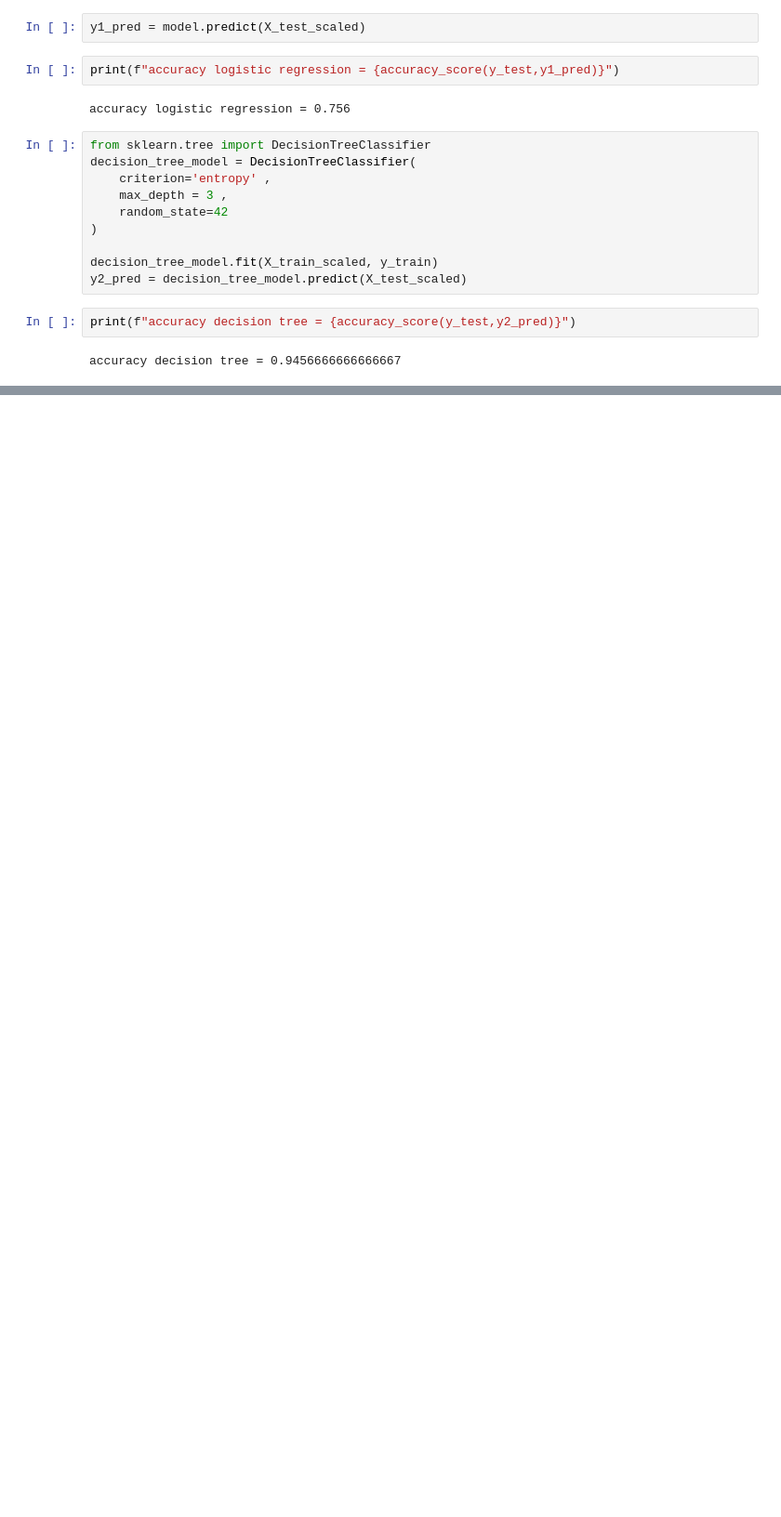
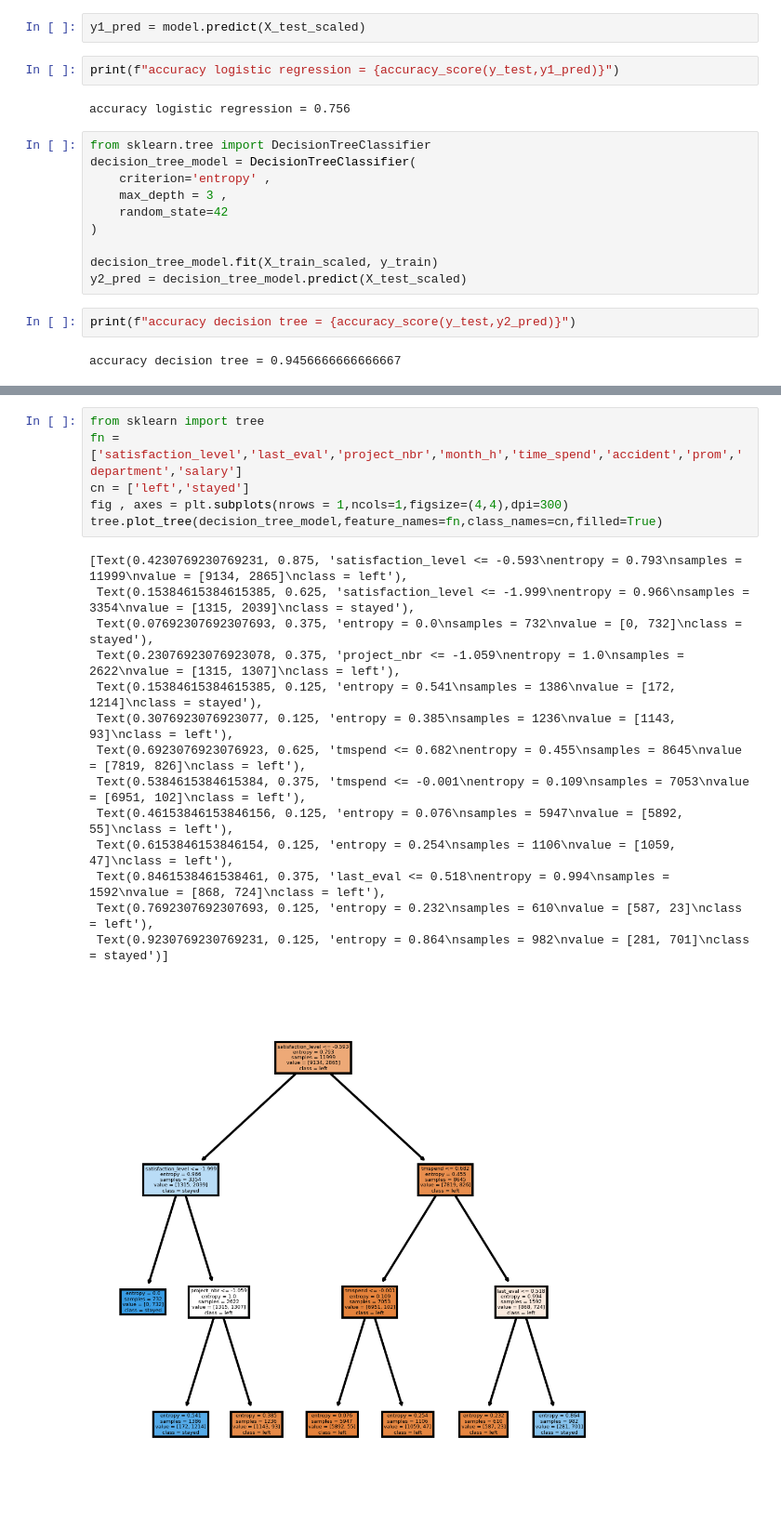
Before and after one commit to johnatanAvotsoa/TalentFlow-Predictive-Attrition, a Jupyter notebook: notebooks/hr_employee.ipynb, the cells around one changed output, grey strips where cells are left out. Shown at 93% size. Saved outputs shown, nothing was run; the diff lists cells and outputs as text; blank space fills up the shorter version.

Commit message:
tree plotted

```diff
--- a/notebooks/hr_employee.ipynb
+++ b/notebooks/hr_employee.ipynb
@@ -140,0 +188,21 @@ accuracy decision tree = 0.9456666666666667
+# %%
+from sklearn import tree
+fn = ['satisfaction_level','last_eval','project_nbr','month_h','time_spend','accident','prom','department','salary']
+cn = ['left','stayed']
+fig , axes = plt.subplots(nrows = 1,ncols=1,figsize=(4,4),dpi=300)
+tree.plot_tree(decision_tree_model,feature_names=fn,class_names=cn,filled=True)
+# %% [output]
+[Text(0.4230769230769231, 0.875, 'satisfaction_level <= -0.593\nentropy = 0.793\nsamples = 11999\nvalue = [9134, 2865]\nclass = left'),
+ Text(0.15384615384615385, 0.625, 'satisfaction_level <= -1.999\nentropy = 0.966\nsamples = 3354\nvalue = [1315, 2039]\nclass = stayed'),
+ Text(0.07692307692307693, 0.375, 'entropy = 0.0\nsamples = 732\nvalue = [0, 732]\nclass = stayed'),
+ Text(0.23076923076923078, 0.375, 'project_nbr <= -1.059\nentropy = 1.0\nsamples = 2622\nvalue = [1315, 1307]\nclass = left'),
+ Text(0.15384615384615385, 0.125, 'entropy = 0.541\nsamples = 1386\nvalue = [172, 1214]\nclass = stayed'),
+ Text(0.3076923076923077, 0.125, 'entropy = 0.385\nsamples = 1236\nvalue = [1143, 93]\nclass = left'),
+ Text(0.6923076923076923, 0.625, 'tmspend <= 0.682\nentropy = 0.455\nsamples = 8645\nvalue = [7819, 826]\nclass = left'),
+ Text(0.5384615384615384, 0.375, 'tmspend <= -0.001\nentropy = 0.109\nsamples = 7053\nvalue = [6951, 102]\nclass = left'),
+ Text(0.46153846153846156, 0.125, 'entropy = 0.076\nsamples = 5947\nvalue = [5892, 55]\nclass = left'),
+ Text(0.6153846153846154, 0.125, 'entropy = 0.254\nsamples = 1106\nvalue = [1059, 47]\nclass = left'),
+ Text(0.8461538461538461, 0.375, 'last_eval <= 0.518\nentropy = 0.994\nsamples = 1592\nvalue = [868, 724]\nclass = left'),
+ Text(0.7692307692307693, 0.125, 'entropy = 0.232\nsamples = 610\nvalue = [587, 23]\nclass = left'),
+ Text(0.9230769230769231, 0.125, 'entropy = 0.864\nsamples = 982\nvalue = [281, 701]\nclass = stayed')]
+[figure, added]
```
Also changed, not shown: parts of 3 cells of this notebook, 1 other file.
